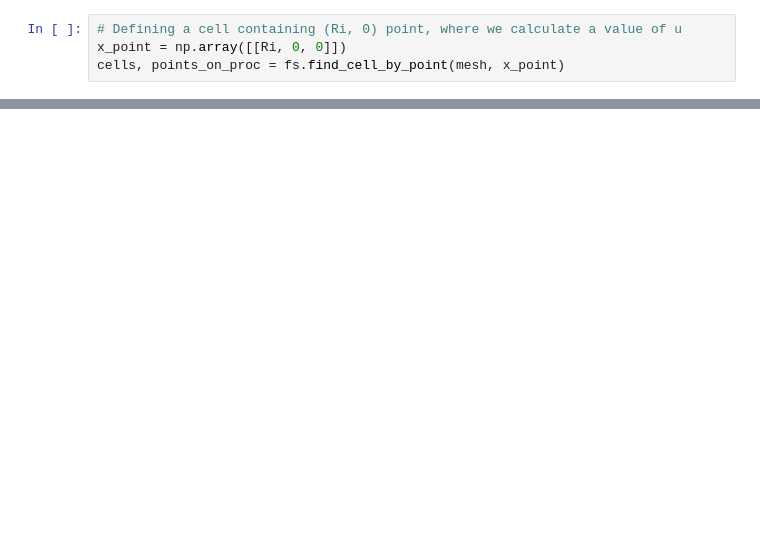
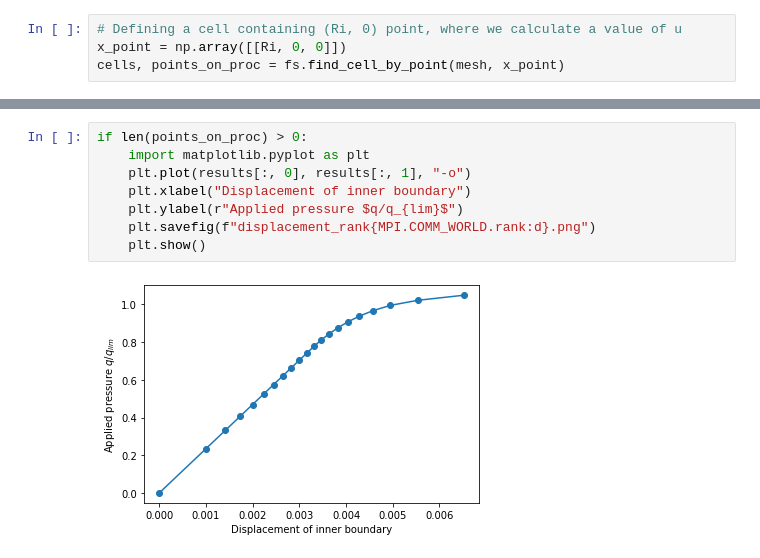
Before and after one commit to a-latyshev/convex-plasticity, a Jupyter notebook: demo/plasticity/plasticity_DruckerPrager.ipynb, the cells around one changed output, grey strips where cells are left out. Saved outputs shown, nothing was run; the diff lists cells and outputs as text; blank space fills up the shorter version.

```diff
--- a/demo/plasticity/plasticity_DruckerPrager.ipynb
+++ b/demo/plasticity/plasticity_DruckerPrager.ipynb
@@ -344,0 +349,10 @@ if len(points_on_proc) > 0:
+# %%
+if len(points_on_proc) > 0:
+    import matplotlib.pyplot as plt
+    plt.plot(results[:, 0], results[:, 1], "-o")
+    plt.xlabel("Displacement of inner boundary")
+    plt.ylabel(r"Applied pressure $q/q_{lim}$")
+    plt.savefig(f"displacement_rank{MPI.COMM_WORLD.rank:d}.png")
+    plt.show()
+# %% [output]
+[figure, added]
```
Also changed, not shown: parts of 11 cells of this notebook, 5 other files.
